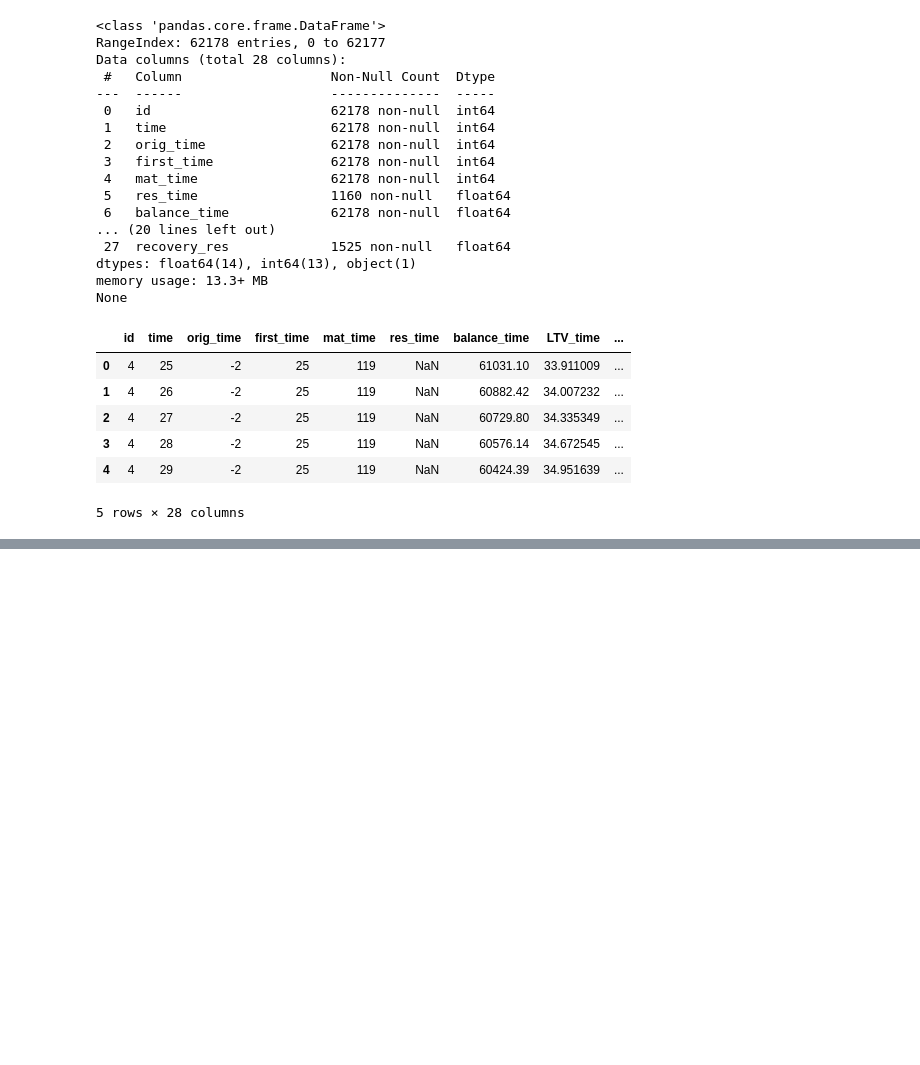
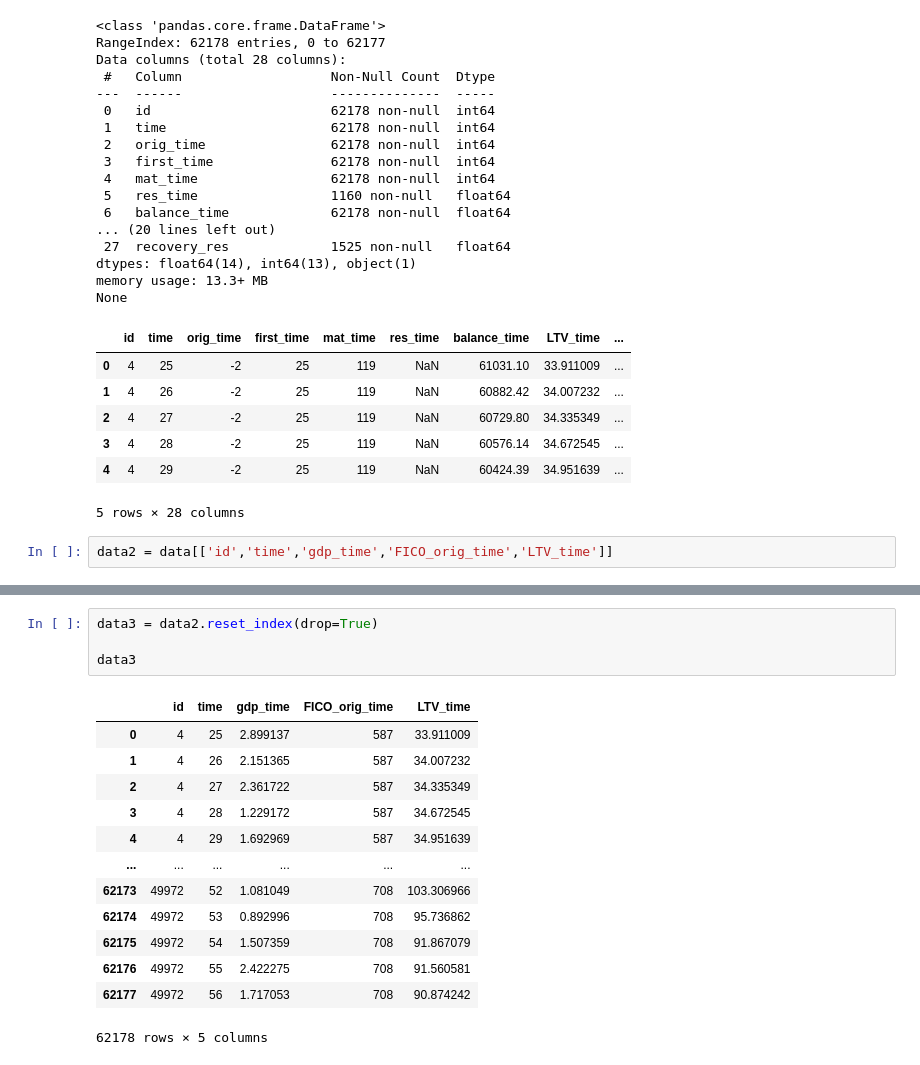
Before and after one commit to AndresMontesDeOca/Deep_Credit_Risk, a Jupyter notebook: Deep_Credit_Risk.ipynb, the cells around one changed output, grey strips where cells are left out. Drawn from its saved outputs; the diff is of its cells as text; blank space fills up the shorter version.

```diff
--- a/Deep_Credit_Risk.ipynb
+++ b/Deep_Credit_Risk.ipynb
@@ -32,3 +36,5 @@ None
 | 3 | 4 | 28 | -2 | 25 | 119 | NaN | 60576.14 | 34.672545 | ... |
 | 4 | 4 | 29 | -2 | 25 | 119 | NaN | 60424.39 | 34.951639 | ... |
 5 rows × 28 columns
+# %%
+data2 = data[['id','time','gdp_time','FICO_orig_time','LTV_time']]
@@ -34,0 +81,18 @@ None
+# %%
+data3 = data2.reset_index(drop=True)
+
+data3
+# %% [output]
+|  | id | time | gdp_time | FICO_orig_time | LTV_time |
+| 0 | 4 | 25 | 2.899137 | 587 | 33.911009 |
+| 1 | 4 | 26 | 2.151365 | 587 | 34.007232 |
+| 2 | 4 | 27 | 2.361722 | 587 | 34.335349 |
+| 3 | 4 | 28 | 1.229172 | 587 | 34.672545 |
+| 4 | 4 | 29 | 1.692969 | 587 | 34.951639 |
+| ... | ... | ... | ... | ... | ... |
+| 62173 | 49972 | 52 | 1.081049 | 708 | 103.306966 |
+| 62174 | 49972 | 53 | 0.892996 | 708 | 95.736862 |
+| 62175 | 49972 | 54 | 1.507359 | 708 | 91.867079 |
+| 62176 | 49972 | 55 | 2.422275 | 708 | 91.560581 |
+| 62177 | 49972 | 56 | 1.717053 | 708 | 90.874242 |
+62178 rows × 5 columns
```
Also changed, not shown: parts of 12 cells of this notebook.
